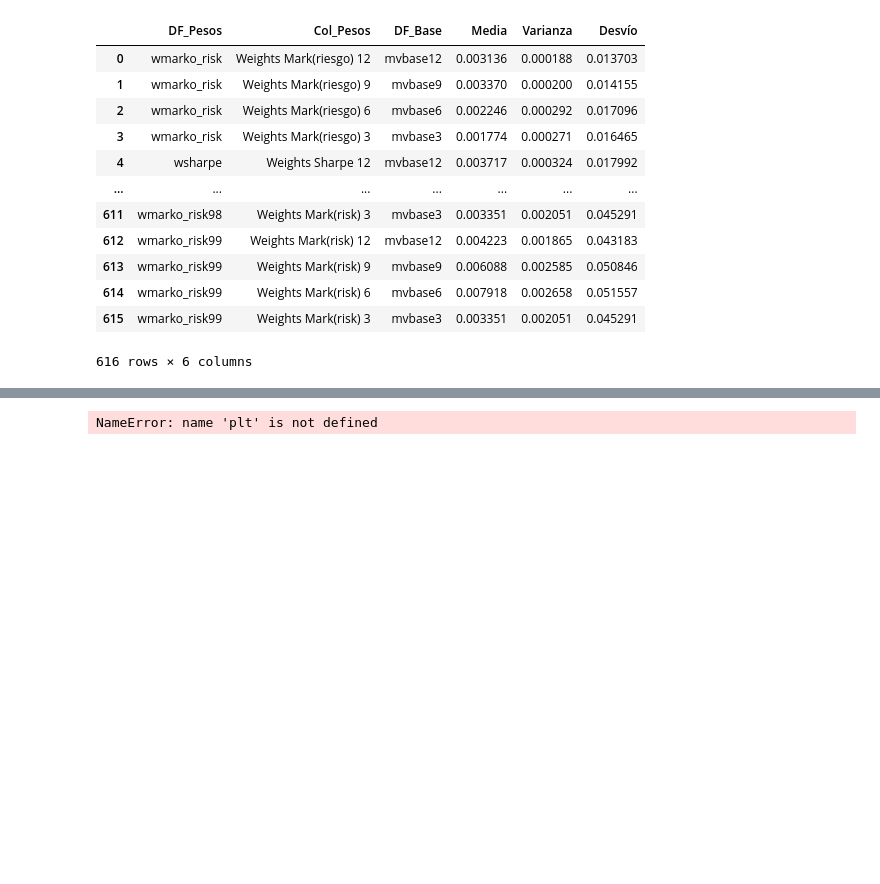
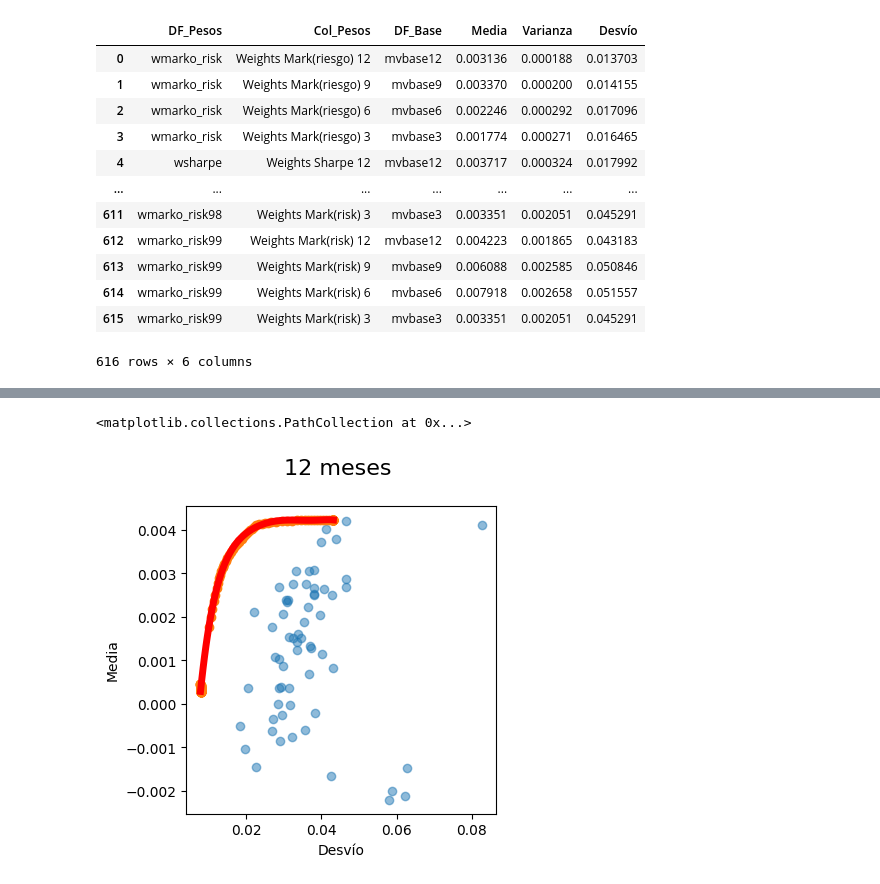
Before and after one commit to nluczywo/indicador, a Jupyter notebook: carteras.ipynb, the cells around one changed output, grey strips where cells are left out. Cells and saved outputs as stored; diff of their text form; code cells hidden in the pictures; blank space fills up the shorter version.

```diff
--- a/carteras.ipynb
+++ b/carteras.ipynb
@@ -741,23 +741,24 @@ ax[3].scatter(xc3, yc3)
 # %%
 # Diagramas de dispersion con envolvente carteras
 
 
 fig, ax = plt.subplots(1, 1, sharey=True, sharex=True)
 fig.set_size_inches(4, 4)
 
 
 #12 meses
 y12 = np.array(base12.as_returns().mean().to_frame())
 x12 = np.array(base12.as_returns().std().to_frame())
 ax.scatter(x12, y12,  alpha = 0.5)
 ax.set_title(f"12 meses \n ", fontsize=16)
 ax.set_xlabel("Desvío")
 ax.set_ylabel("Media")
 yc12 = df_resultadosf[df_resultadosf["DF_Base"].str.contains('mvbase12')]["Media"]
 xc12 = df_resultadosf[df_resultadosf["DF_Base"].str.contains('mvbase12')]["Desvío"]
-sns.regplot(x=xc12, y=yc12, ax=ax,order=6, ci=None, color='red', label="Envolvente", scatter=False)
+sns.regplot(x=xc12, y=yc12, ax=ax,order=6, ci=None, color='red', label="Envolvente", line_kws={'lw': 5}, scatter=False)
 ax.scatter(xc12, yc12)
 
 # plt.show()
 # %% [output]
-NameError: name 'plt' is not defined
+<matplotlib.collections.PathCollection at 0x...>
+[figure, added]
```
Also changed, not shown: parts of 1 cell of this notebook, 4 other files.
